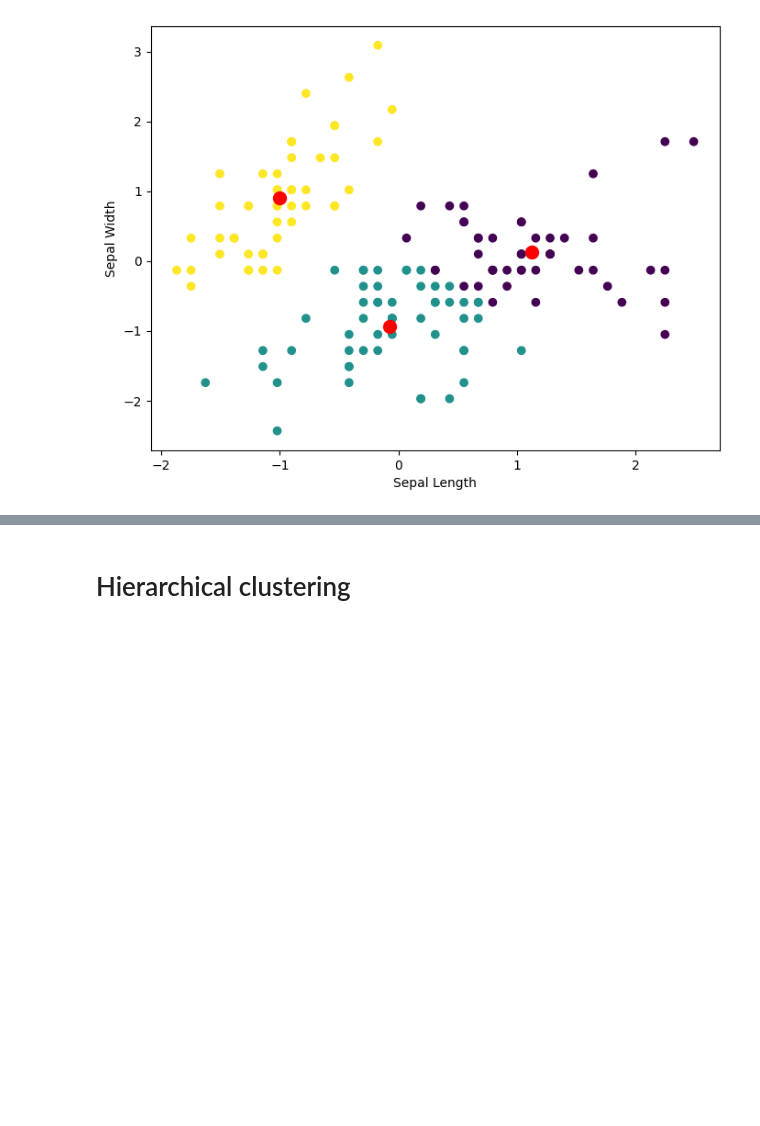
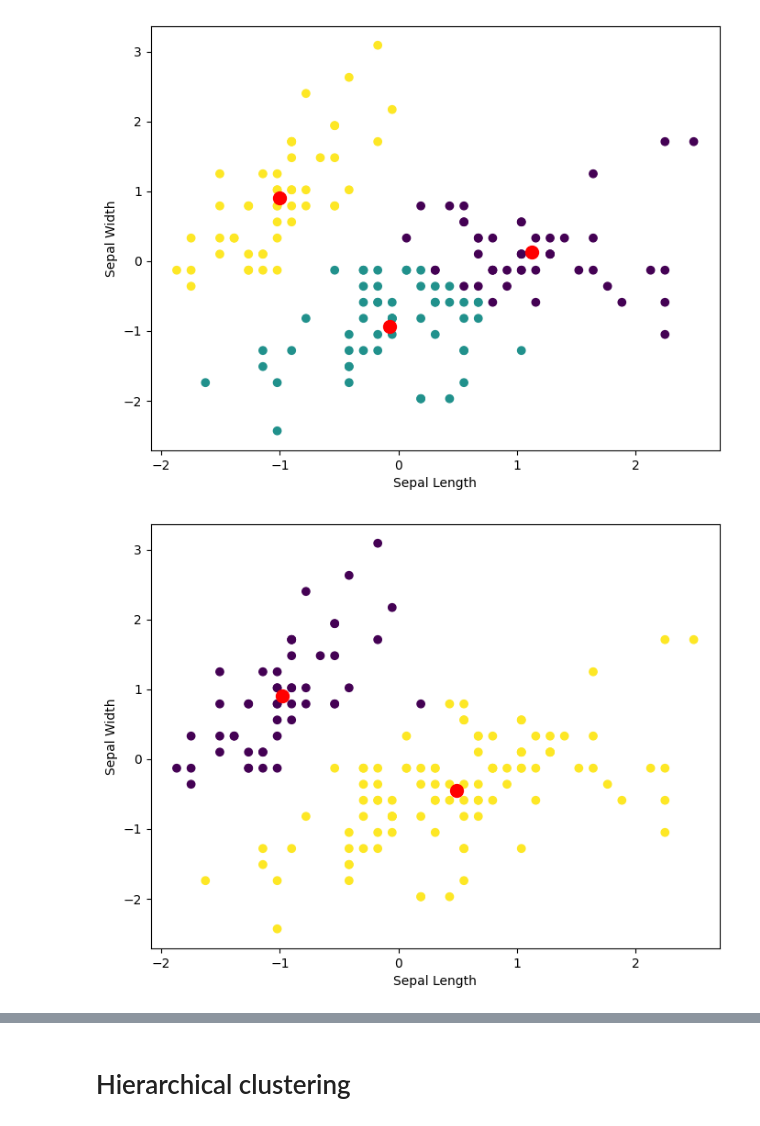
Before and after one commit to yuki172/ait508-assignments, a Jupyter notebook: week 1/week1-clustering-methods.ipynb, the cells around one changed output, grey strips where cells are left out. Cells and saved outputs as stored; diff of their text form; code cells hidden in the pictures; blank space fills up the shorter version.

```diff
--- a/week 1/week1-clustering-methods.ipynb
+++ b/week 1/week1-clustering-methods.ipynb
@@ -58,3 +84,14 @@ centroids = kmeans.cluster_centers_
 plot_points(X, labels, centroids)
 # %% [output]
 [figure]
+# %%
+def fit_kmeans(n_clusters):
+    kmeans = KMeans(n_clusters, random_state=42)
+    kmeans.fit(X)
+    labels = kmeans.labels_
+    centroids = kmeans.cluster_centers_
+    plot_points(X, labels, centroids)
+# %%
+fit_kmeans(2)
+# %% [output]
+[figure, added]
```
Also changed, not shown: parts of 4 cells of this notebook, 3 other files.
